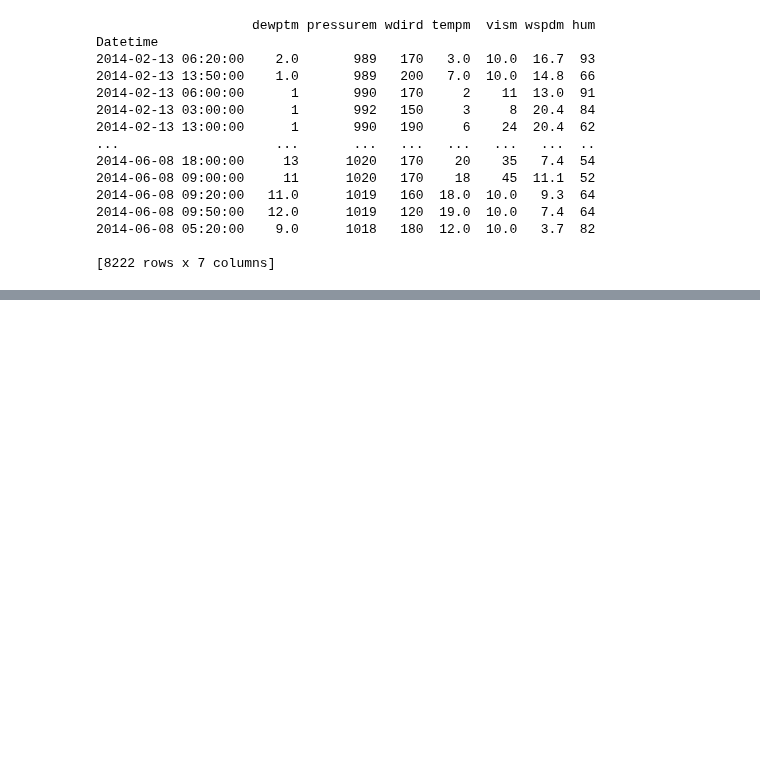
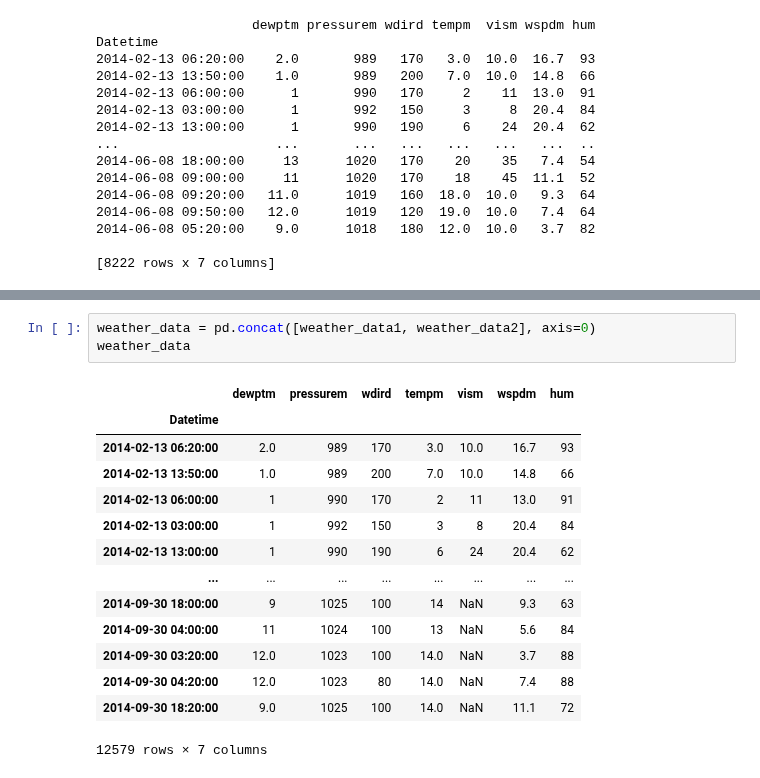
Before and after one commit to victorhg/aai-530-final-project, a Jupyter notebook: data_preprocessing/weather_prepocessing.ipynb, the cells around one changed output, grey strips where cells are left out. Drawn from its saved outputs; the diff is of its cells as text; blank space fills up the shorter version.

```diff
--- a/data_preprocessing/weather_prepocessing.ipynb
+++ b/data_preprocessing/weather_prepocessing.ipynb
@@ -134,3 +137,21 @@ Datetime
 2014-09-30 18:20:00    9.0  72      1025  14.0   100  11.1
 
 [4357 rows x 6 columns]
+# %%
+weather_data = pd.concat([weather_data1, weather_data2], axis=0)
+weather_data
+# %% [output]
+|  | dewptm | pressurem | wdird | tempm | vism | wspdm | hum |
+| Datetime |  |  |  |  |  |  |  |
+| 2014-02-13 06:20:00 | 2.0 | 989 | 170 | 3.0 | 10.0 | 16.7 | 93 |
+| 2014-02-13 13:50:00 | 1.0 | 989 | 200 | 7.0 | 10.0 | 14.8 | 66 |
+| 2014-02-13 06:00:00 | 1 | 990 | 170 | 2 | 11 | 13.0 | 91 |
+| 2014-02-13 03:00:00 | 1 | 992 | 150 | 3 | 8 | 20.4 | 84 |
+| 2014-02-13 13:00:00 | 1 | 990 | 190 | 6 | 24 | 20.4 | 62 |
+| ... | ... | ... | ... | ... | ... | ... | ... |
+| 2014-09-30 18:00:00 | 9 | 1025 | 100 | 14 | NaN | 9.3 | 63 |
+| 2014-09-30 04:00:00 | 11 | 1024 | 100 | 13 | NaN | 5.6 | 84 |
+| 2014-09-30 03:20:00 | 12.0 | 1023 | 100 | 14.0 | NaN | 3.7 | 88 |
+| 2014-09-30 04:20:00 | 12.0 | 1023 | 80 | 14.0 | NaN | 7.4 | 88 |
+| 2014-09-30 18:20:00 | 9.0 | 1025 | 100 | 14.0 | NaN | 11.1 | 72 |
+12579 rows × 7 columns
```
Also changed, not shown: parts of 7 cells of this notebook, 1 other file.
